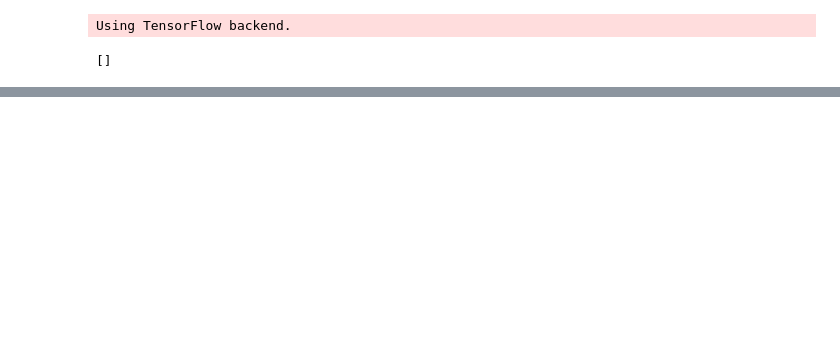
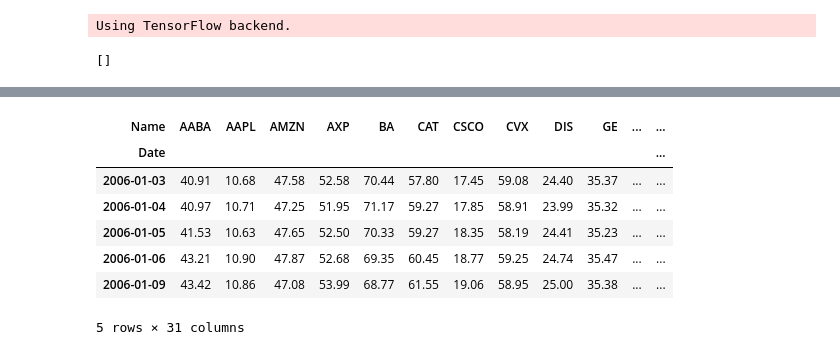
Before and after one commit to tqa236/LSTM_algo_trading, a Jupyter notebook: notebook/[Official] Backtesting.ipynb, the cells around one changed output, grey strips where cells are left out. Saved outputs shown, nothing was run; the diff lists cells and outputs as text; code cells hidden in the pictures; blank space fills up the shorter version.

```diff
--- a/notebook/[Official] Backtesting.ipynb
+++ b/notebook/[Official] Backtesting.ipynb
@@ -105,0 +88,14 @@ for i in range(len(dataset[0])):
+# %%
+stocks = pd.read_csv("../data/dowjones/all_stocks_2006-01-01_to_2018-01-01.csv", index_col='Date',parse_dates=['Date'])
+stocks = stocks[["Close", "Name"]]
+stocks = stocks.pivot_table(values='Close', index=stocks.index, columns='Name', aggfunc='first')
+stocks.head()
+# %% [output]
+| Name | AABA | AAPL | AMZN | AXP | BA | CAT | CSCO | CVX | DIS | GE | ... | ... |
+| Date |  |  |  |  |  |  |  |  |  |  |  | ... |
+| 2006-01-03 | 40.91 | 10.68 | 47.58 | 52.58 | 70.44 | 57.80 | 17.45 | 59.08 | 24.40 | 35.37 | ... | ... |
+| 2006-01-04 | 40.97 | 10.71 | 47.25 | 51.95 | 71.17 | 59.27 | 17.85 | 58.91 | 23.99 | 35.32 | ... | ... |
+| 2006-01-05 | 41.53 | 10.63 | 47.65 | 52.50 | 70.33 | 59.27 | 18.35 | 58.19 | 24.41 | 35.23 | ... | ... |
+| 2006-01-06 | 43.21 | 10.90 | 47.87 | 52.68 | 69.35 | 60.45 | 18.77 | 59.25 | 24.74 | 35.47 | ... | ... |
+| 2006-01-09 | 43.42 | 10.86 | 47.08 | 53.99 | 68.77 | 61.55 | 19.06 | 58.95 | 25.00 | 35.38 | ... | ... |
+5 rows × 31 columns
```
Also changed, not shown: parts of 25 cells of this notebook, 1 other file.
